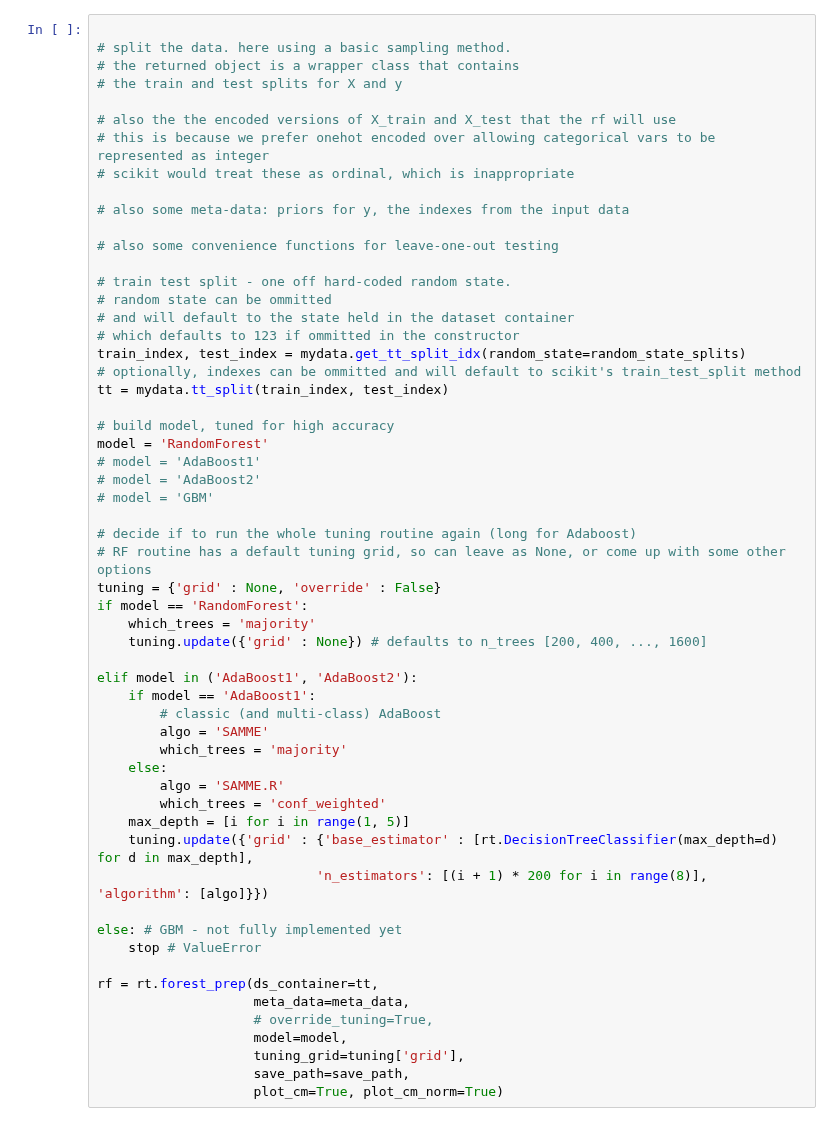
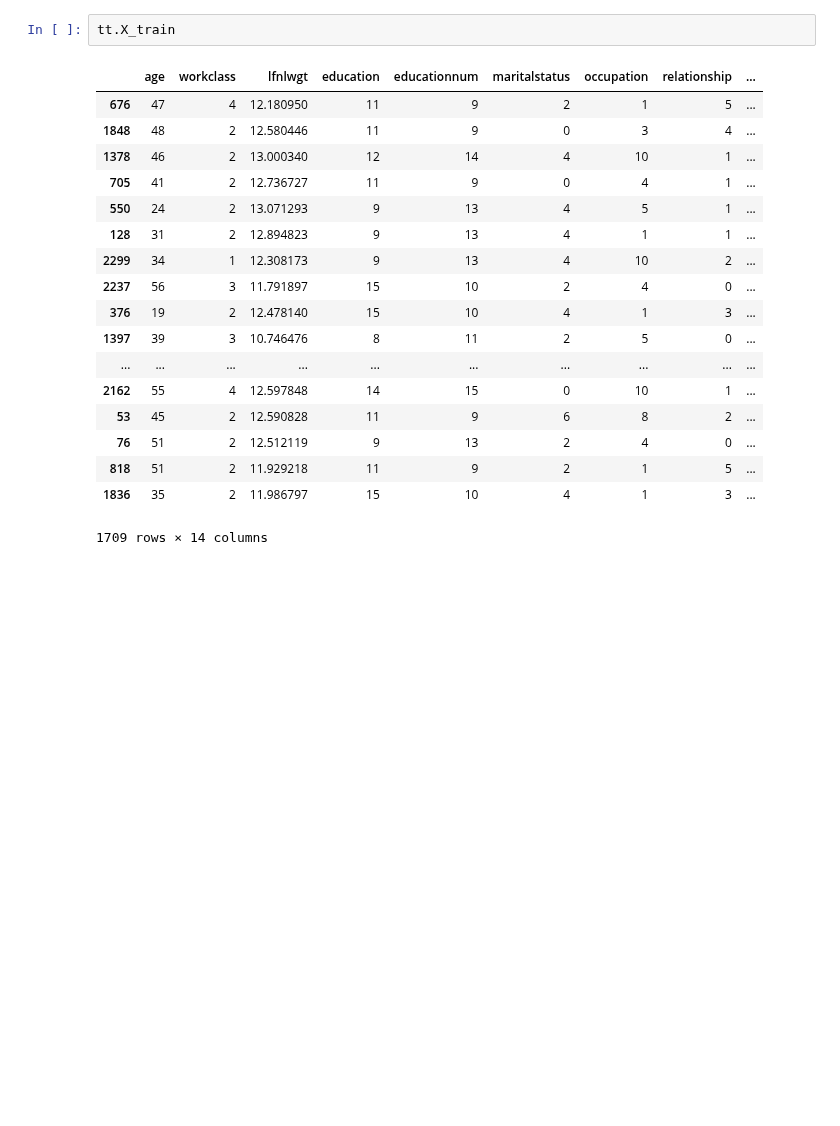
Before and after one commit to julianhatwell/explain_te, a Jupyter notebook: lore scratch.ipynb, the cells around one changed output. Saved outputs shown, nothing was run; the diff lists cells and outputs as text; blank space fills up the shorter version.

```diff
--- a/lore scratch.ipynb
+++ b/lore scratch.ipynb
@@ -113,57 +143,21 @@ ValueError: list.remove(x): x not in list
-# %%
-
-# split the data. here using a basic sampling method.
-# the returned object is a wrapper class that contains
-# the train and test splits for X and y
-
-# also the the encoded versions of X_train and X_test that the rf will use
-# this is because we prefer onehot encoded over allowing categorical vars to be represented as integer
-# scikit would treat these as ordinal, which is inappropriate
-
-# also some meta-data: priors for y, the indexes from the input data
-
-# also some convenience functions for leave-one-out testing
-
-# train test split - one off hard-coded random state.
-# random state can be ommitted
-# and will default to the state held in the dataset container
-# which defaults to 123 if ommitted in the constructor
-train_index, test_index = mydata.get_tt_split_idx(random_state=random_state_splits)
-# optionally, indexes can be ommitted and will default to scikit's train_test_split method
-tt = mydata.tt_split(train_index, test_index)
-
-# build model, tuned for high accuracy
-model = 'RandomForest'
-# model = 'AdaBoost1'
-# model = 'AdaBoost2'
-# model = 'GBM'
-
-# decide if to run the whole tuning routine again (long for Adaboost)
-# RF routine has a default tuning grid, so can leave as None, or come up with some other options
-tuning = {'grid' : None, 'override' : False}
-if model == 'RandomForest':
-    which_trees = 'majority'
-    tuning.update({'grid' : None}) # defaults to n_trees [200, 400, ..., 1600]
-
-elif model in ('AdaBoost1', 'AdaBoost2'):
-    if model == 'AdaBoost1':
-        # classic (and multi-class) AdaBoost
-        algo = 'SAMME'
-        which_trees = 'majority'
-    else:
-        algo = 'SAMME.R'
-        which_trees = 'conf_weighted'
-    max_depth = [i for i in range(1, 5)]
-    tuning.update({'grid' : {'base_estimator' : [rt.DecisionTreeClassifier(max_depth=d) for d in max_depth],
-                            'n_estimators': [(i + 1) * 200 for i in range(8)], 'algorithm': [algo]}})
-
-else: # GBM - not fully implemented yet
-    stop # ValueError
-
-rf = rt.forest_prep(ds_container=tt,
-                    meta_data=meta_data,
-                    # override_tuning=True,
-                    model=model,
-                    tuning_grid=tuning['grid'],
-                    save_path=save_path,
-                    plot_cm=True, plot_cm_norm=True)
+# %%
+tt.X_train
+# %% [output]
+|  | age | workclass | lfnlwgt | education | educationnum | maritalstatus | occupation | relationship | ... |
+| 676 | 47 | 4 | 12.180950 | 11 | 9 | 2 | 1 | 5 | ... |
+| 1848 | 48 | 2 | 12.580446 | 11 | 9 | 0 | 3 | 4 | ... |
+| 1378 | 46 | 2 | 13.000340 | 12 | 14 | 4 | 10 | 1 | ... |
+| 705 | 41 | 2 | 12.736727 | 11 | 9 | 0 | 4 | 1 | ... |
+| 550 | 24 | 2 | 13.071293 | 9 | 13 | 4 | 5 | 1 | ... |
+| 128 | 31 | 2 | 12.894823 | 9 | 13 | 4 | 1 | 1 | ... |
+| 2299 | 34 | 1 | 12.308173 | 9 | 13 | 4 | 10 | 2 | ... |
+| 2237 | 56 | 3 | 11.791897 | 15 | 10 | 2 | 4 | 0 | ... |
+| 376 | 19 | 2 | 12.478140 | 15 | 10 | 4 | 1 | 3 | ... |
+| 1397 | 39 | 3 | 10.746476 | 8 | 11 | 2 | 5 | 0 | ... |
+| ... | ... | ... | ... | ... | ... | ... | ... | ... | ... |
+| 2162 | 55 | 4 | 12.597848 | 14 | 15 | 0 | 10 | 1 | ... |
+| 53 | 45 | 2 | 12.590828 | 11 | 9 | 6 | 8 | 2 | ... |
+| 76 | 51 | 2 | 12.512119 | 9 | 13 | 2 | 4 | 0 | ... |
+| 818 | 51 | 2 | 11.929218 | 11 | 9 | 2 | 1 | 5 | ... |
+| 1836 | 35 | 2 | 11.986797 | 15 | 10 | 4 | 1 | 3 | ... |
+1709 rows × 14 columns
```
Also changed, not shown: parts of 4 cells of this notebook, 5 other files.
